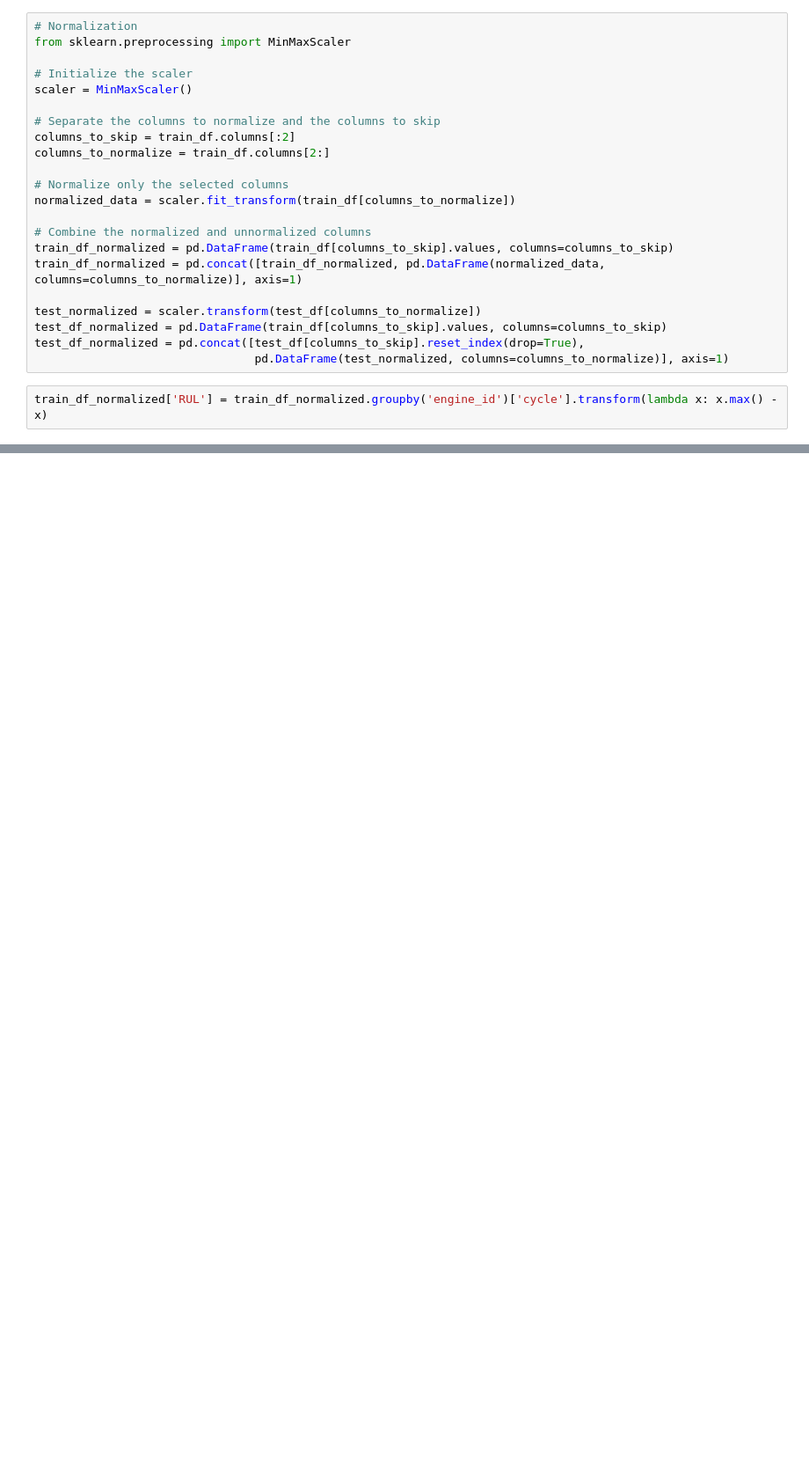
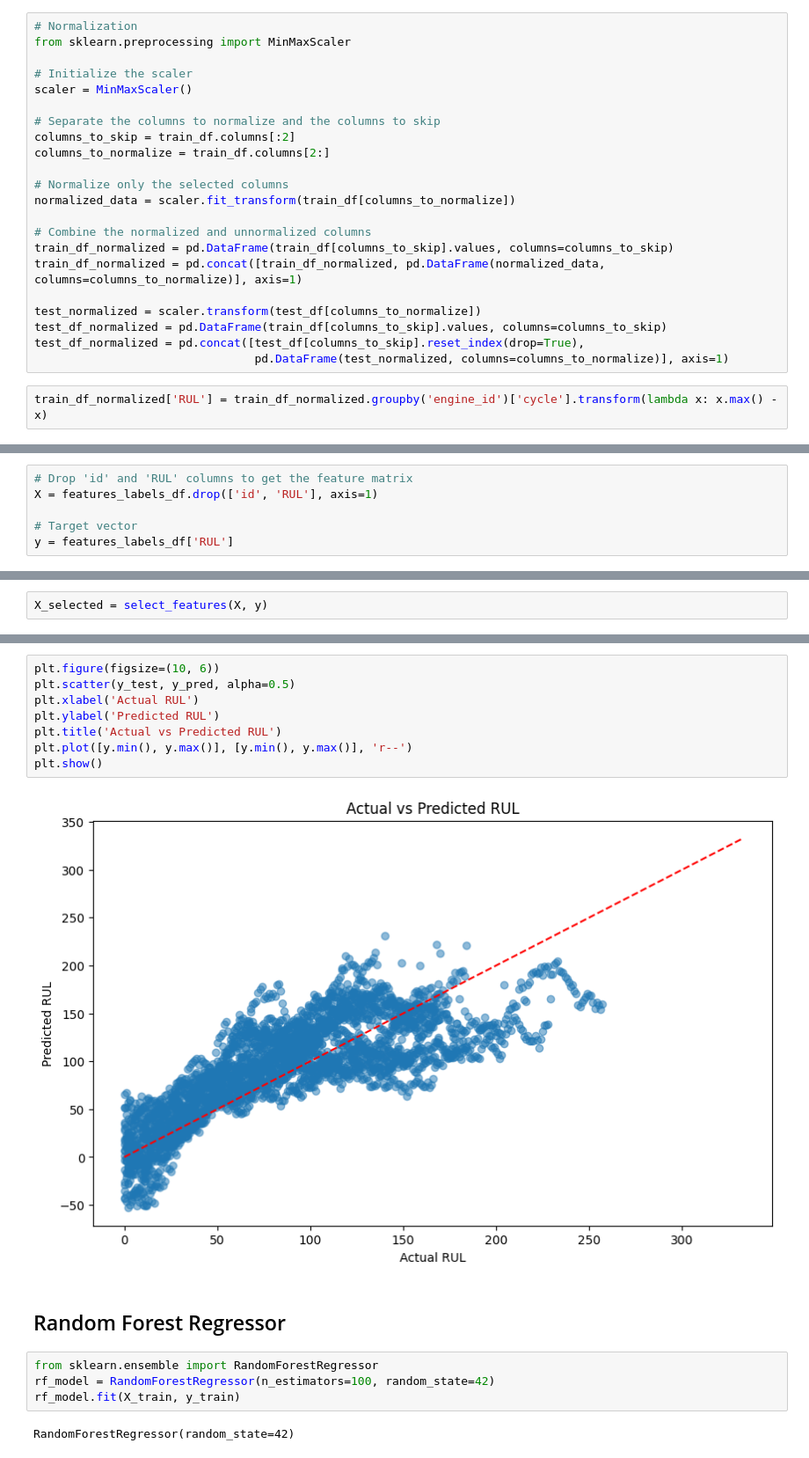
Before and after one commit to sh3ngsh3ng/CMAPSS_GRP_2, a Jupyter notebook: drafts/simple_LR.ipynb, the cells around one changed output, grey strips where cells are left out. Shown at 88% size. Saved outputs shown, nothing was run; the diff lists cells and outputs as text; blank space fills up the shorter version.

```diff
--- a/drafts/simple_LR.ipynb
+++ b/drafts/simple_LR.ipynb
@@ -182,0 +174,6 @@ Mean Squared Error: 1026.7372528473584
+# %%
+# Drop 'id' and 'RUL' columns to get the feature matrix
+X = features_labels_df.drop(['id', 'RUL'], axis=1)
+
+# Target vector
+y = features_labels_df['RUL']
@@ -182,0 +182,2 @@ Mean Squared Error: 1026.7372528473584
+# %%
+X_selected = select_features(X, y)
@@ -182,0 +222,18 @@ Mean Squared Error: 1026.7372528473584
+# %%
+plt.figure(figsize=(10, 6))
+plt.scatter(y_test, y_pred, alpha=0.5)
+plt.xlabel('Actual RUL')
+plt.ylabel('Predicted RUL')
+plt.title('Actual vs Predicted RUL')
+plt.plot([y.min(), y.max()], [y.min(), y.max()], 'r--')
+plt.show()
+# %% [output]
+[figure, added]
+# %% [markdown]
+## Random Forest Regressor
+# %%
+from sklearn.ensemble import RandomForestRegressor
+rf_model = RandomForestRegressor(n_estimators=100, random_state=42)
+rf_model.fit(X_train, y_train)
+# %% [output]
+RandomForestRegressor(random_state=42)
```
Also changed, not shown: parts of 47 cells of this notebook.
